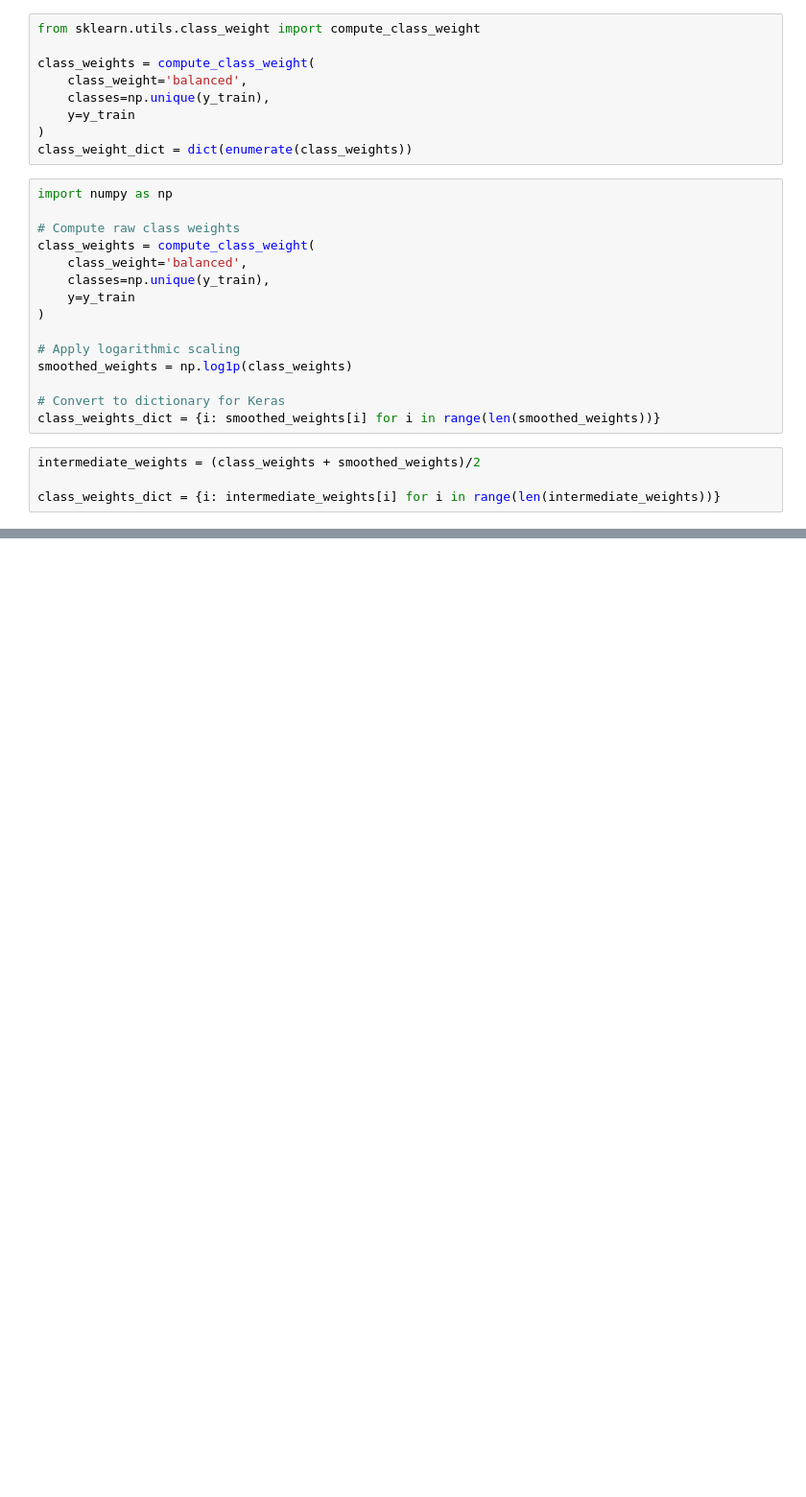
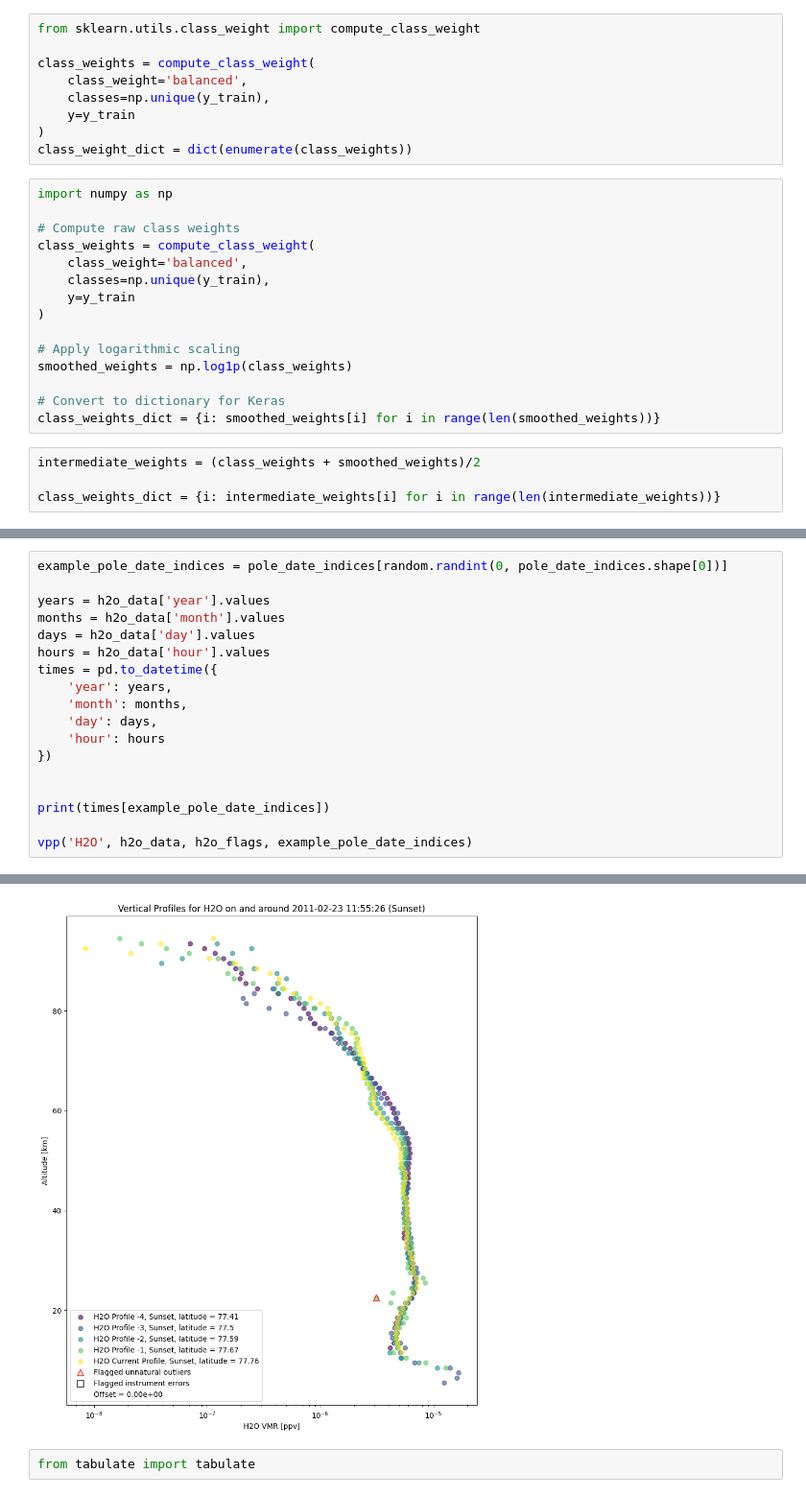
Before and after one commit to james-harvey-git/MPhys_Project, a Jupyter notebook: machine_learning.ipynb, the cells around one changed output, grey strips where cells are left out. Shown at 96% size. Cells and saved outputs as stored; diff of their text form; blank space fills up the shorter version.

```diff
--- a/machine_learning.ipynb
+++ b/machine_learning.ipynb
@@ -310,0 +353,19 @@ DimensionError: Instance must have 1 or 2 dimensions!
+# %%
+example_pole_date_indices = pole_date_indices[random.randint(0, pole_date_indices.shape[0])]
+
+years = h2o_data['year'].values
+months = h2o_data['month'].values
+days = h2o_data['day'].values
+hours = h2o_data['hour'].values
+times = pd.to_datetime({
+    'year': years,
+    'month': months,
+    'day': days,
+    'hour': hours
+})
+
+
+print(times[example_pole_date_indices])
+
+vpp('H2O', h2o_data, h2o_flags, example_pole_date_indices)
+# %% [output]
@@ -310,0 +378,3 @@ DimensionError: Instance must have 1 or 2 dimensions!
+[figure, added]
+# %%
+from tabulate import tabulate
```
Also changed, not shown: parts of 17 cells of this notebook.
